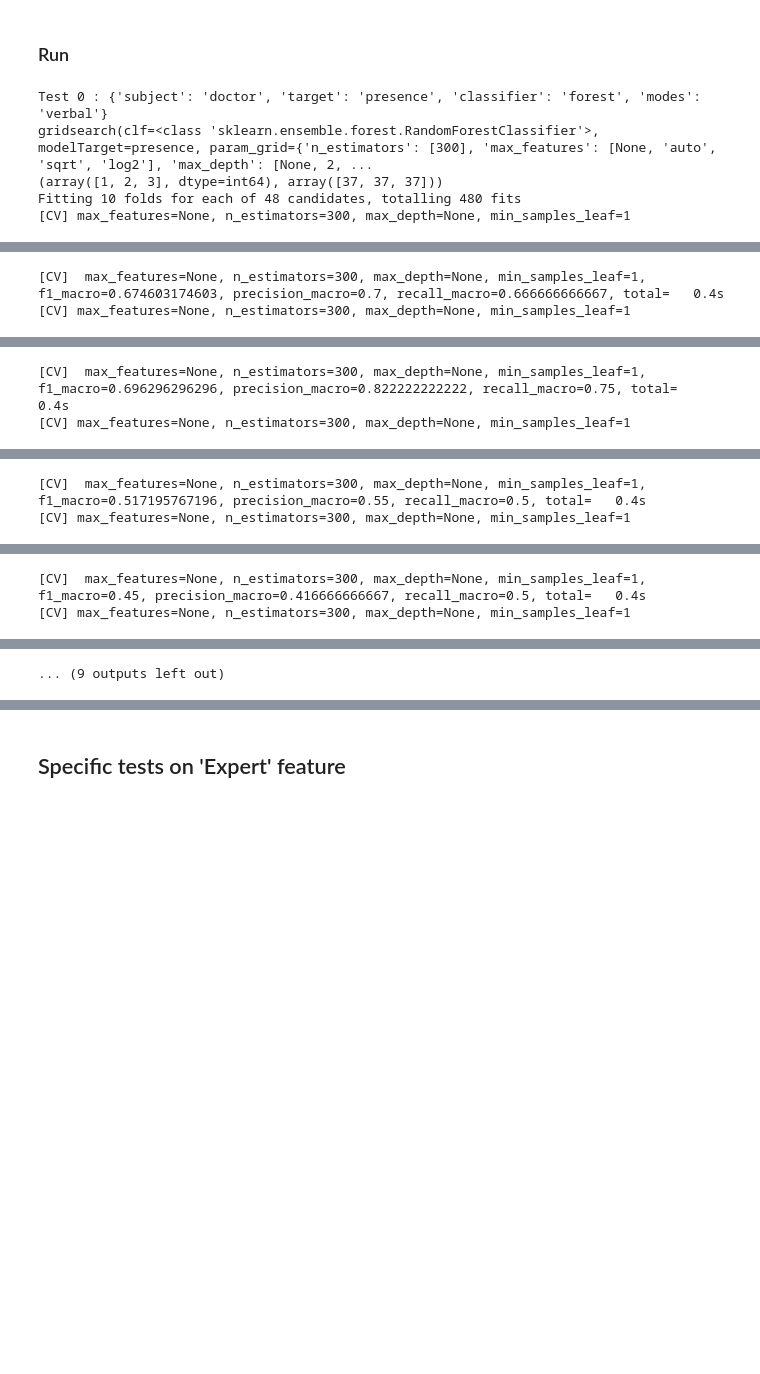
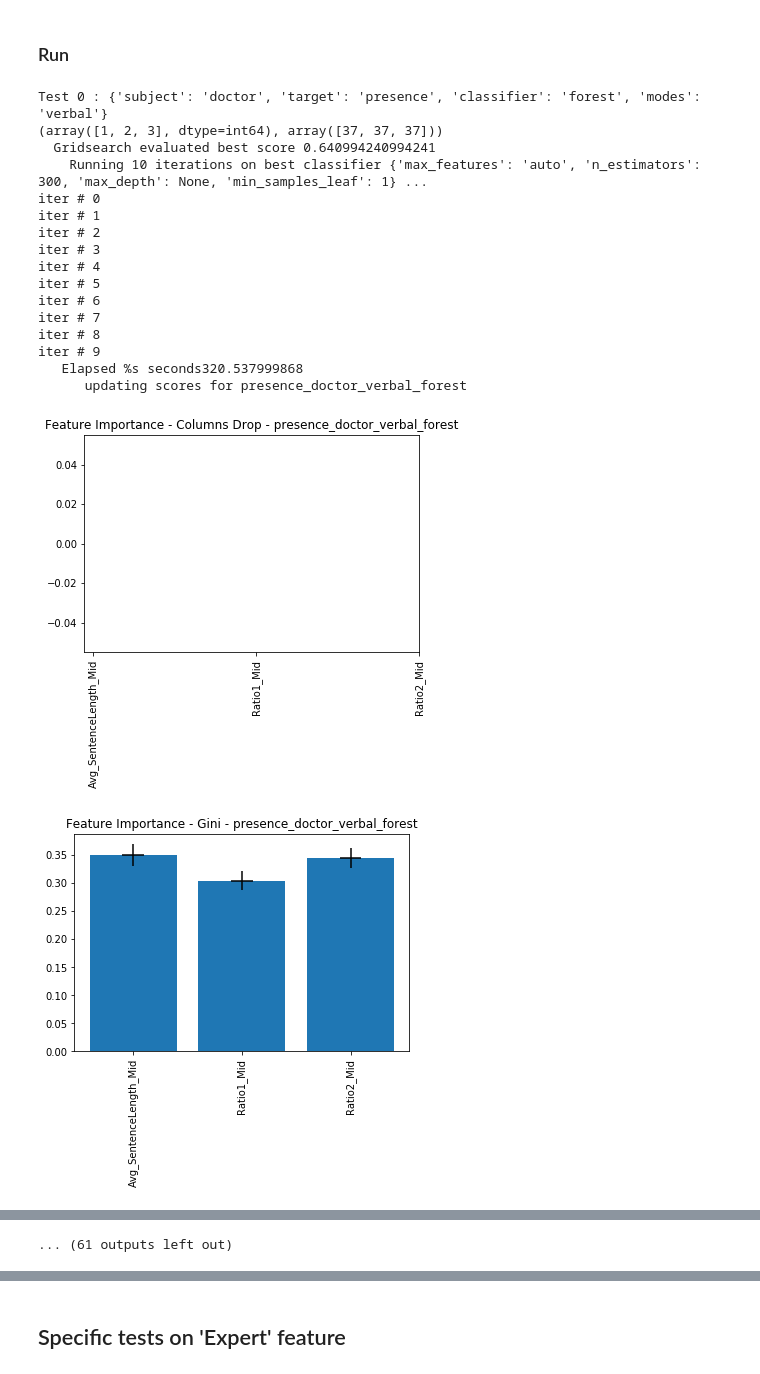
Before and after one commit to jbousque/predictionPresence, a Jupyter notebook: src/Learn.ipynb, the cells around one changed output, grey strips where cells are left out. Drawn from its saved outputs; the diff is of its cells as text; code cells hidden in the pictures; blank space fills up the shorter version.

```diff
--- a/src/Learn.ipynb
+++ b/src/Learn.ipynb
@@ -1054,7 +1125,7 @@ for idx, test in enumerate(test_plan):
                                                     repeat=repeat, repeat_dc=repeat_dc,
                                                     upsample=upsample,
                                                     fi=fi,
-                                                    verbose=10)
+                                                    verbose=0)
     elapsed = time.time() - start
     print("   Elapsed %s seconds" +str(elapsed))
 
@@ -1114,33 +1185,46 @@ for idx, test in enumerate(test_plan):
         final_fi = dropcol_fis.T
         final_fi['means'] = final_fi.mean(axis=1)
         final_fi['std'] = final_fi.std(axis=1)
         final_fi['sem'] = final_fi.sem(axis=1)
         final_fi['confidence'] = final_fi.apply(lambda row : 2*(np.mean(row) - st.t.interval(0.95, len(row)-1, loc=np.mean(row), scale=st.sem(row))[0]) , axis = 1)
         plot_importance('Columns Drop - ' + test_set_name,
                         final_fi['means'],
                         final_fi['confidence'],
                         feats,
                         sort=False)
         dumpPath = os.path.join(dh.root_path, 'results', 'features_importances_dropcol_%s.xlsx' % test_set_name)
         final_fi.to_excel(dumpPath, index=True)
 
 
     if fis is not None:
         final_fi_ = fis.T
         final_fi_['means'] = final_fi_.mean(axis=1)
         final_fi_['std'] = final_fi_.std(axis=1)
         final_fi_['sem'] = final_fi_.sem(axis=1)
         final_fi_['confidence'] = final_fi_.apply(lambda row : 2*(np.mean(row) - st.t.interval(0.95, len(row)-1, loc=np.mean(row), scale=st.sem(row))[0]) , axis = 1)
         plot_importance('Gini - ' + test_set_name,
                         final_fi_['means'],
                         final_fi_['confidence'],
                         feats,
                         sort=False)
         dumpPath = os.path.join(dh.root_path, 'results', 'features_importances_%s.xlsx' % test_set_name)
         final_fi.to_excel(dumpPath, index=True)
 # %% [output]
 Test 0 : {'subject': 'doctor', 'target': 'presence', 'classifier': 'forest', 'modes': 'verbal'}
-gridsearch(clf=<class 'sklearn.ensemble.forest.RandomForestClassifier'>, modelTarget=presence, param_grid={'n_estimators': [300], 'max_features': [None, 'auto', 'sqrt', 'log2'], 'max_depth': [None, 2, ...
 (array([1, 2, 3], dtype=int64), array([37, 37, 37]))
-Fitting 10 folds for each of 48 candidates, totalling 480 fits
-[CV] max_features=None, n_estimators=300, max_depth=None, min_samples_leaf=1
+  Gridsearch evaluated best score 0.640994240994241
+    Running 10 iterations on best classifier {'max_features': 'auto', 'n_estimators': 300, 'max_depth': None, 'min_samples_leaf': 1} ...
+iter # 0
+iter # 1
+iter # 2
+iter # 3
+iter # 4
+iter # 5
+iter # 6
+iter # 7
+iter # 8
+iter # 9
+   Elapsed %s seconds320.537999868
+      updating scores for presence_doctor_verbal_forest
+[figure, added]
+[figure, added]
@@ -1151,2 +1285 @@ Fitting 10 folds for each of 48 candidates, totalling 480 fits
-[CV]  max_features=None, n_estimators=300, max_depth=None, min_samples_leaf=1, f1_macro=0.674603174603, precision_macro=0.7, recall_macro=0.666666666667, total=   0.4s
-[CV] max_features=None, n_estimators=300, max_depth=None, min_samples_leaf=1
+... (61 outputs left out)
@@ -1154,2 +1285,0 @@ Fitting 10 folds for each of 48 candidates, totalling 480 fits
-[CV]  max_features=None, n_estimators=300, max_depth=None, min_samples_leaf=1, f1_macro=0.696296296296, precision_macro=0.822222222222, recall_macro=0.75, total=   0.4s
-[CV] max_features=None, n_estimators=300, max_depth=None, min_samples_leaf=1
@@ -1157,2 +1285,0 @@ Fitting 10 folds for each of 48 candidates, totalling 480 fits
-[CV]  max_features=None, n_estimators=300, max_depth=None, min_samples_leaf=1, f1_macro=0.517195767196, precision_macro=0.55, recall_macro=0.5, total=   0.4s
-[CV] max_features=None, n_estimators=300, max_depth=None, min_samples_leaf=1
@@ -1160,2 +1285,0 @@ Fitting 10 folds for each of 48 candidates, totalling 480 fits
-[CV]  max_features=None, n_estimators=300, max_depth=None, min_samples_leaf=1, f1_macro=0.45, precision_macro=0.416666666667, recall_macro=0.5, total=   0.4s
-[CV] max_features=None, n_estimators=300, max_depth=None, min_samples_leaf=1
@@ -1163 +1285,0 @@ Fitting 10 folds for each of 48 candidates, totalling 480 fits
-... (9 outputs left out)
```
Also changed, not shown: parts of 21 cells of this notebook.
